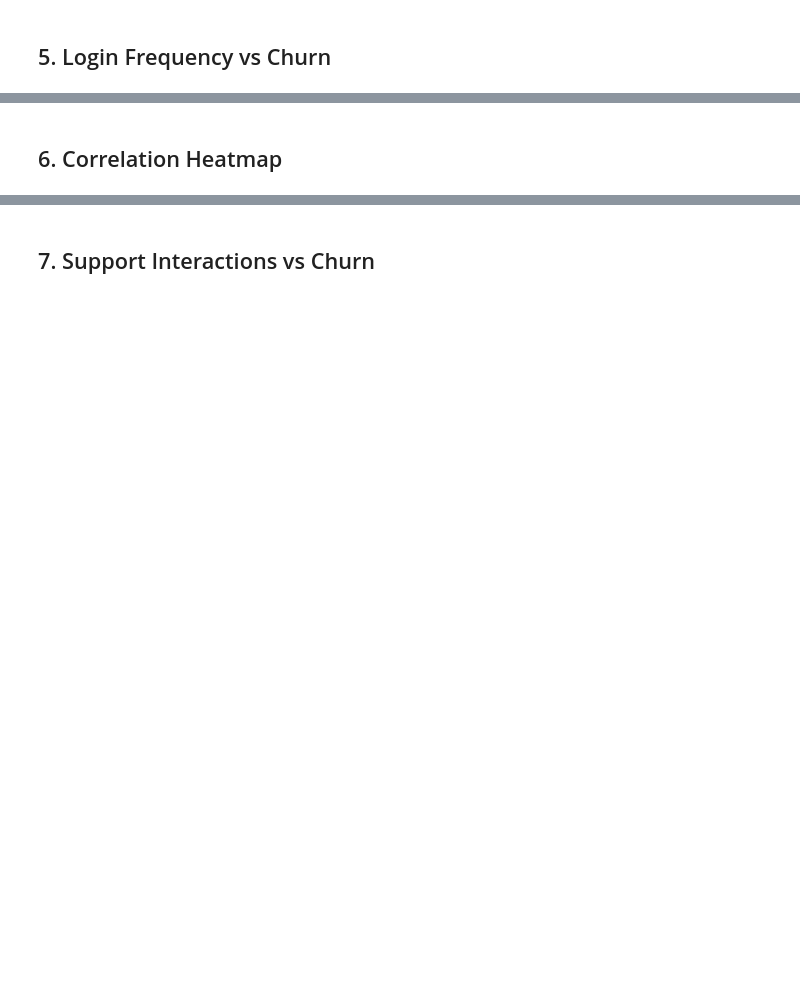
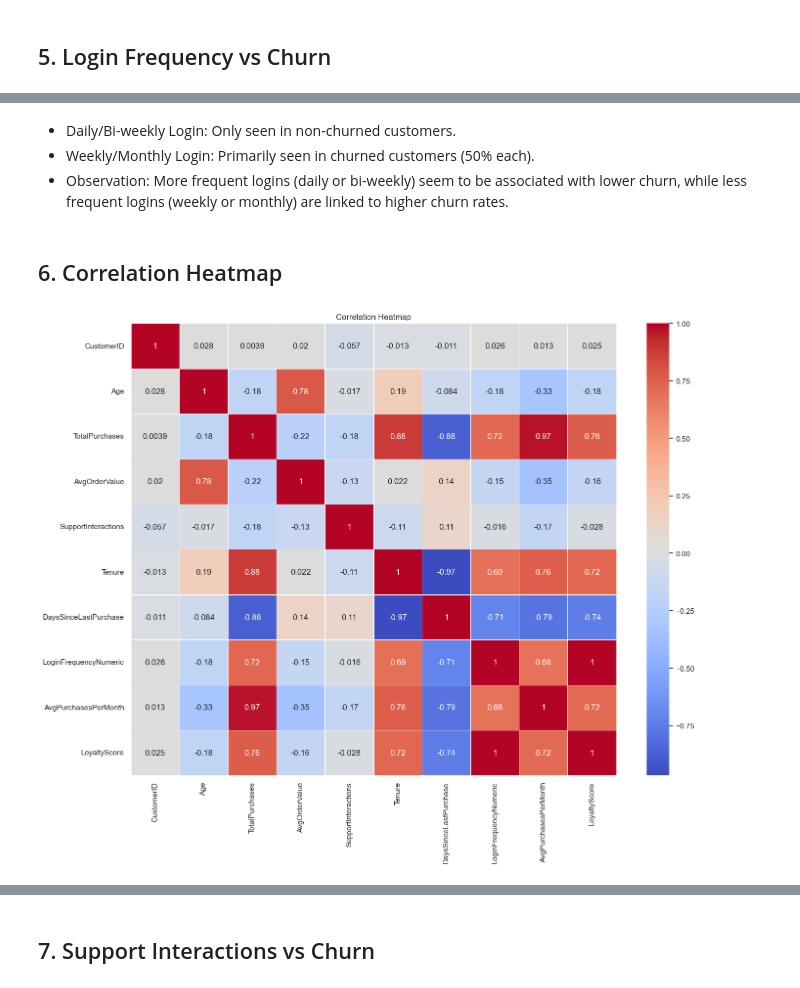
Before and after one commit to MuqtadirAnwar/customer-churn-prediction, a Jupyter notebook: notebooks/2_exploratory_data_analysis.ipynb, the cells around one changed output, grey strips where cells are left out. Cells and saved outputs as stored; diff of their text form; code cells hidden in the pictures; blank space fills up the shorter version.

```diff
--- a/notebooks/2_exploratory_data_analysis.ipynb
+++ b/notebooks/2_exploratory_data_analysis.ipynb
@@ -10,11 +10,12 @@ import matplotlib.pyplot as plt
 import seaborn as sns
 
 # Set style for better-looking plots
-plt.style.use('seaborn')
+sns.set_theme(style='whitegrid')
 sns.set_palette("deep")
 
 # Load the preprocessed data
 df = pd.read_csv('../data/processed/processed_customer_data.csv')
 
+
 print(df.head())
 print(df.info())
@@ -59,8 +101,15 @@ plt.show()
+# %% [markdown]
+   - Daily/Bi-weekly Login: Only seen in non-churned customers.
+   - Weekly/Monthly Login: Primarily seen in churned customers (50% each).
+   - Observation: More frequent logins (daily or bi-weekly) seem to be associated with lower churn, while less frequent logins (weekly or monthly) are linked to higher churn rates.
 # %% [markdown]
 ## 6. Correlation Heatmap
 # %%
 plt.figure(figsize=(16, 12))
-correlation_matrix = df.corr()
+numeric_df = df.select_dtypes(include=[np.number])
+correlation_matrix = numeric_df.corr()
 sns.heatmap(correlation_matrix, annot=True, cmap='coolwarm', linewidths=0.5)
 plt.title('Correlation Heatmap')
 plt.show()
+# %% [output]
+[figure, added]
```
Also changed, not shown: parts of 16 cells of this notebook.
